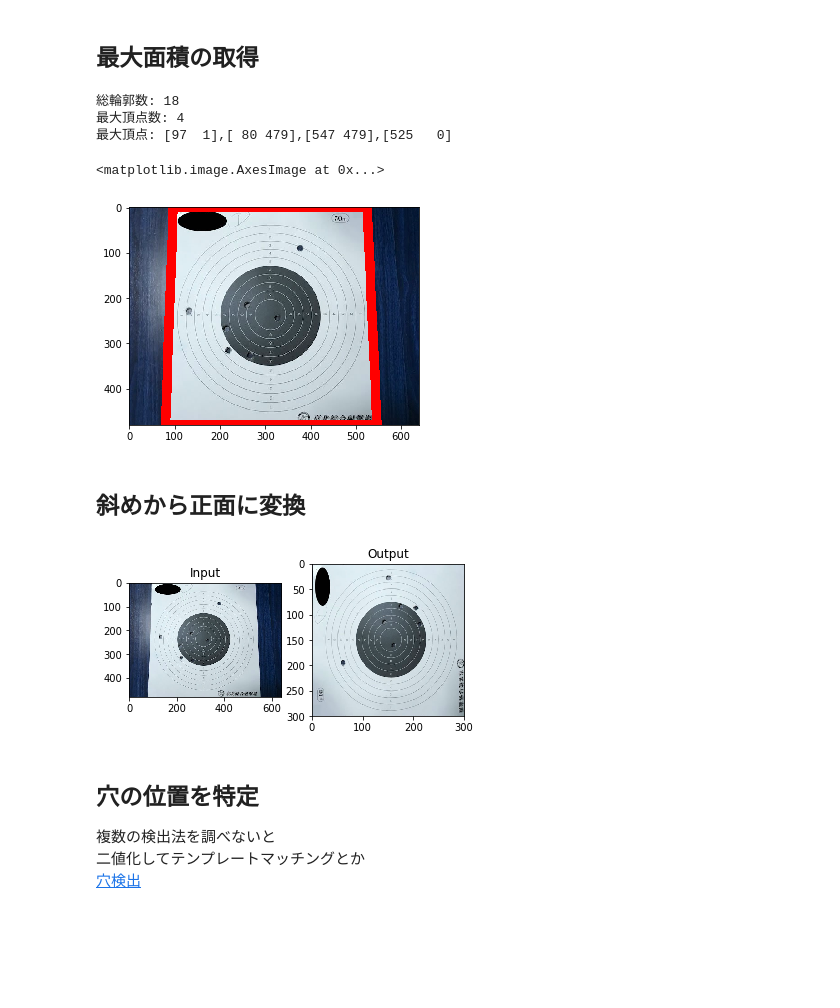
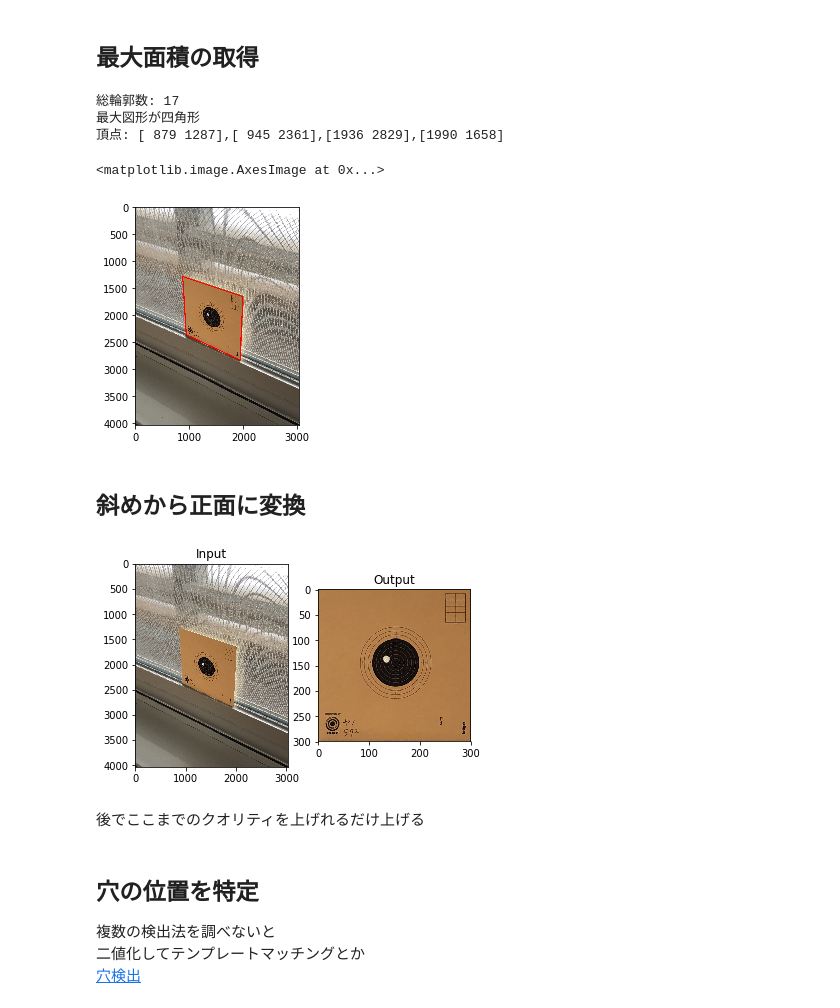
Before and after one commit to aosin5/Target_Recognition, a Jupyter notebook: Target.ipynb, the cells around one changed output. Cells and saved outputs as stored; diff of their text form; code cells hidden in the pictures; blank space fills up the shorter version.

```diff
--- a/Target.ipynb
+++ b/Target.ipynb
@@ -56,7 +58,7 @@ def get_th_ad1(img_gray, Block_Size, C):
     th = cv2.adaptiveThreshold(img_gray, 255, cv2.ADAPTIVE_THRESH_MEAN_C, cv2.THRESH_BINARY, Block_Size, C) # ブロック数, 引く数
     return th
 # %%
-th3 = get_th_ad1(img_gray, 39, 1)
+th3 = get_th_ad1(img_gray, 39, 3)
 plt.imshow(th3)
 # %% [output]
 <matplotlib.image.AxesImage at 0x...>
@@ -68,3 +65,0 @@ def get_th_ad2(img_gray, Block_Size, C):
-# %%
-th4 = get_th_ad2(img_gray, 39, 1)
-plt.imshow(th4)
@@ -79,10 +71,9 @@ def get_th(img):
     img_blur   = cv2.GaussianBlur(img, (5,5), 0)
     img_gray   = cv2.cvtColor(img_blur, cv2.COLOR_BGR2GRAY)
 
-    th1 = get_th_rgb(img_blur,100,100,100,255,255,255) # rgb
-    th2 = get_th_hsv(img_blur,0,0,100,200,35,255)      # hsv
-    th3 = get_th_ad1(img_gray,39,1)                    # ad1
-    th4 = get_th_ad2(img_gray,39,1)                    # ad2
+    th1 = get_th_rgb(img_blur,40,105,145,90,145,200)   # rgb
+    th2 = get_th_hsv(img_blur,90,130,120,130,175,220)  # hsv
+    th3 = get_th_ad1(img_gray,39,3)                    # ad
 
     th = cv2.bitwise_and(th1,th2)
     th = cv2.bitwise_and(th, th3)
@@ -114,23 +105,29 @@ def get_max_cnt(th):
     max_cnt  = contours[index]      # 最大cntを取得
 
     # 最大輪郭の近似(滑らかにする)
-    epsilon = 0.1*cv2.arcLength(max_cnt,True)
+    epsilon = 0.01*cv2.arcLength(max_cnt,True)
     max_cnt = cv2.approxPolyDP(max_cnt,epsilon,True)
     return max_cnt
 # %%
 contours = get_contours(th)
 cnt      = get_max_cnt(th)
+
 print("総輪郭数: {}".format(len(contours)))
-print("最大頂点数: {}".format(len(cnt)))
-print("最大頂点: {},{},{},{}".format(cnt[0,0],cnt[1,0],cnt[2,0],cnt[3,0]))
-img_cnt = cv2.drawContours(img.copy(), [cnt], 0, (255,0,0), 20)
-plt.imshow(img_cnt)
+if(len(cnt)==4):
+    print("最大図形が四角形")
+    print("頂点: {},{},{},{}".format(cnt[0,0],cnt[1,0],cnt[2,0],cnt[3,0]))
+else:
+    print("最大図形が四角でない")
+    print("頂点数: {}".format(len(cnt)))
+
+img_cnt = cv2.drawContours(img.copy(), [cnt], 0, (0,0,255), 20)
+plt.imshow(cv2.cvtColor(img_cnt,cv2.COLOR_BGR2RGB))
 # %% [output]
-総輪郭数: 18
-最大頂点数: 4
-最大頂点: [97  1],[ 80 479],[547 479],[525   0]
+総輪郭数: 17
+最大図形が四角形
+頂点: [ 879 1287],[ 945 2361],[1936 2829],[1990 1658]
 <matplotlib.image.AxesImage at 0x...>
-[figure, old version]
+[figure, new version]
 # %% [markdown]
 ## 斜めから正面に変換
 # %%
@@ -153,11 +150,13 @@ def get_target(img,cnt):
         return np.zeros((300,300))
 # %%
 target = get_target(img,cnt)
-plt.subplot(121),plt.imshow(img),plt.title('Input')
-plt.subplot(122),plt.imshow(target),plt.title('Output')
+plt.subplot(121),plt.imshow(cv2.cvtColor(img,cv2.COLOR_BGR2RGB)),plt.title('Input')
+plt.subplot(122),plt.imshow(cv2.cvtColor(target,cv2.COLOR_BGR2RGB)),plt.title('Output')
 plt.show()
 # %% [output]
-[figure, old version]
+[figure, new version]
+# %% [markdown]
+後でここまでのクオリティを上げれるだけ上げる
 # %% [markdown]
 ## 穴の位置を特定
 複数の検出法を調べないと
```
Also changed, not shown: parts of 9 cells of this notebook, 3 other files.
